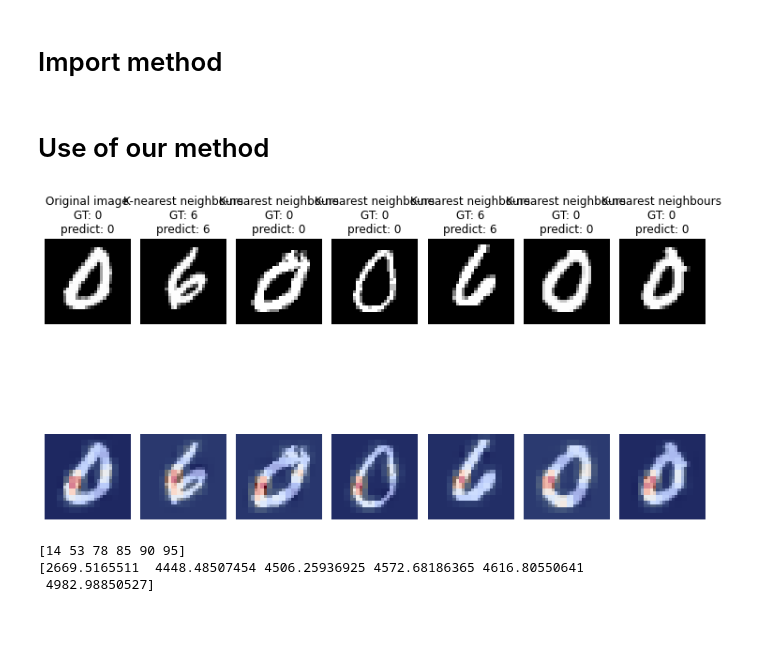
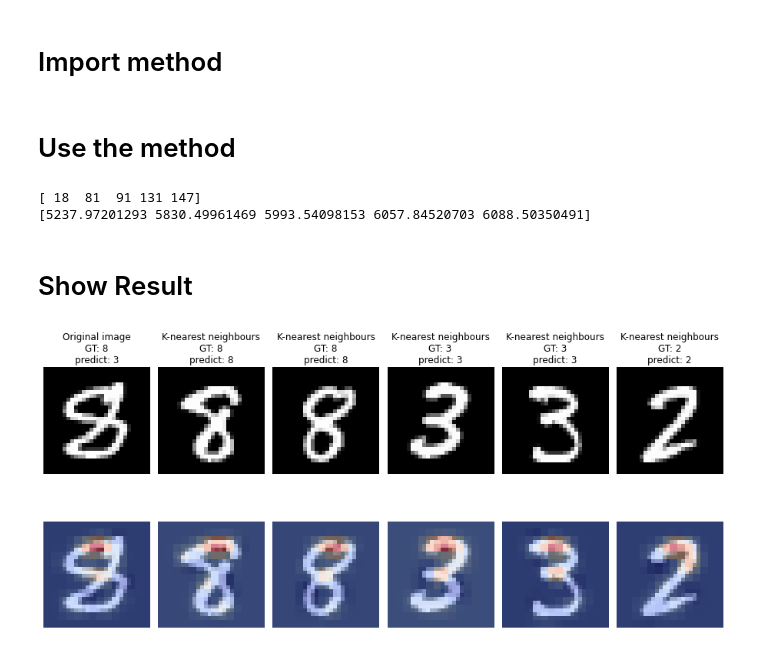
Before and after one commit to AdelinCO/twin-system, a Jupyter notebook: 2ndCBE_ANN_MNIST.ipynb, the cells around one changed output. Saved outputs shown, nothing was run; the diff lists cells and outputs as text; code cells hidden in the pictures; blank space fills up the shorter version.

```diff
--- a/2ndCBE_ANN_MNIST.ipynb
+++ b/2ndCBE_ANN_MNIST.ipynb
@@ -218,5 +223,5 @@ class CaseBasedExplainer():
 # %% [markdown]
-# Use of our method
+# Use the method
 # %%
 weights_extraction_function = Occlusion(model,patch_size=(4, 4), patch_stride=(2, 2),batch_size=16, occlusion_value=0).explain
 distance_function = DistanceMetric.get_metric('euclidean')
@@ -226,11 +231,16 @@ explainer = CaseBasedExplainer(model,
                                distance_function = distance_function,
                                weights_extraction_function = weights_extraction_function)
 # %%
-explanation_dist, explanation_id, weight = explainer.explain(inputs, targets,6,indice_input, labels, labels_list)
+explanation_dist, explanation_id, weight = explainer.explain(inputs, targets,5)
 print(explanation_id)
 print(explanation_dist)
+#print(weight)
 # %% [output]
-[figure, removed]
-[14 53 78 85 90 95]
-[2669.5165511  4448.48507454 4506.25936925 4572.68186365 4616.80550641
- 4982.98850527]
+[ 18  81  91 131 147]
+[5237.97201293 5830.49961469 5993.54098153 6057.84520703 6088.50350491]
+# %% [markdown]
+# Show Result
+# %%
+explainer.showResult(explanation_id, explanation_dist, weight, indice_input, labels, labels_list)
+# %% [output]
+[figure, added]
```
Also changed, not shown: parts of 6 cells of this notebook, 1 other file.
